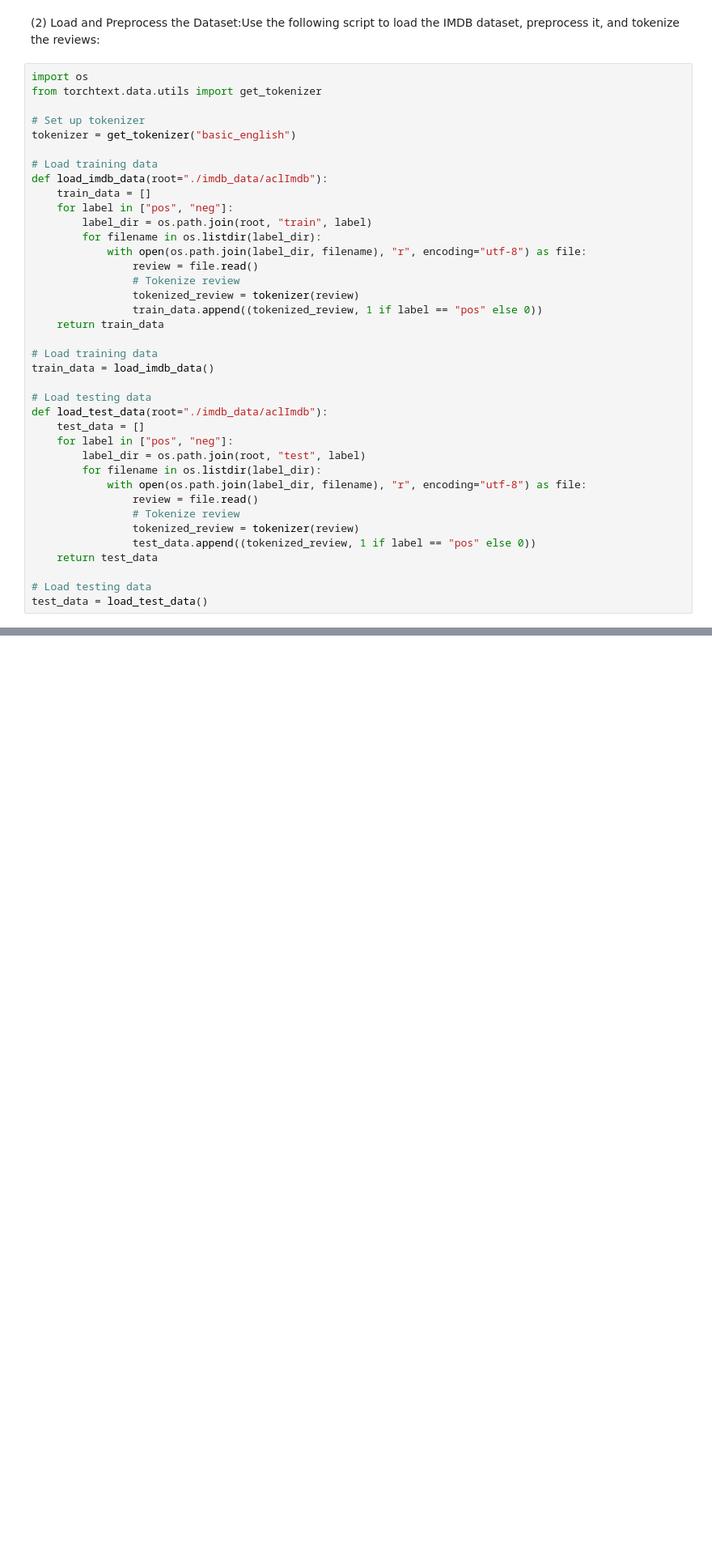
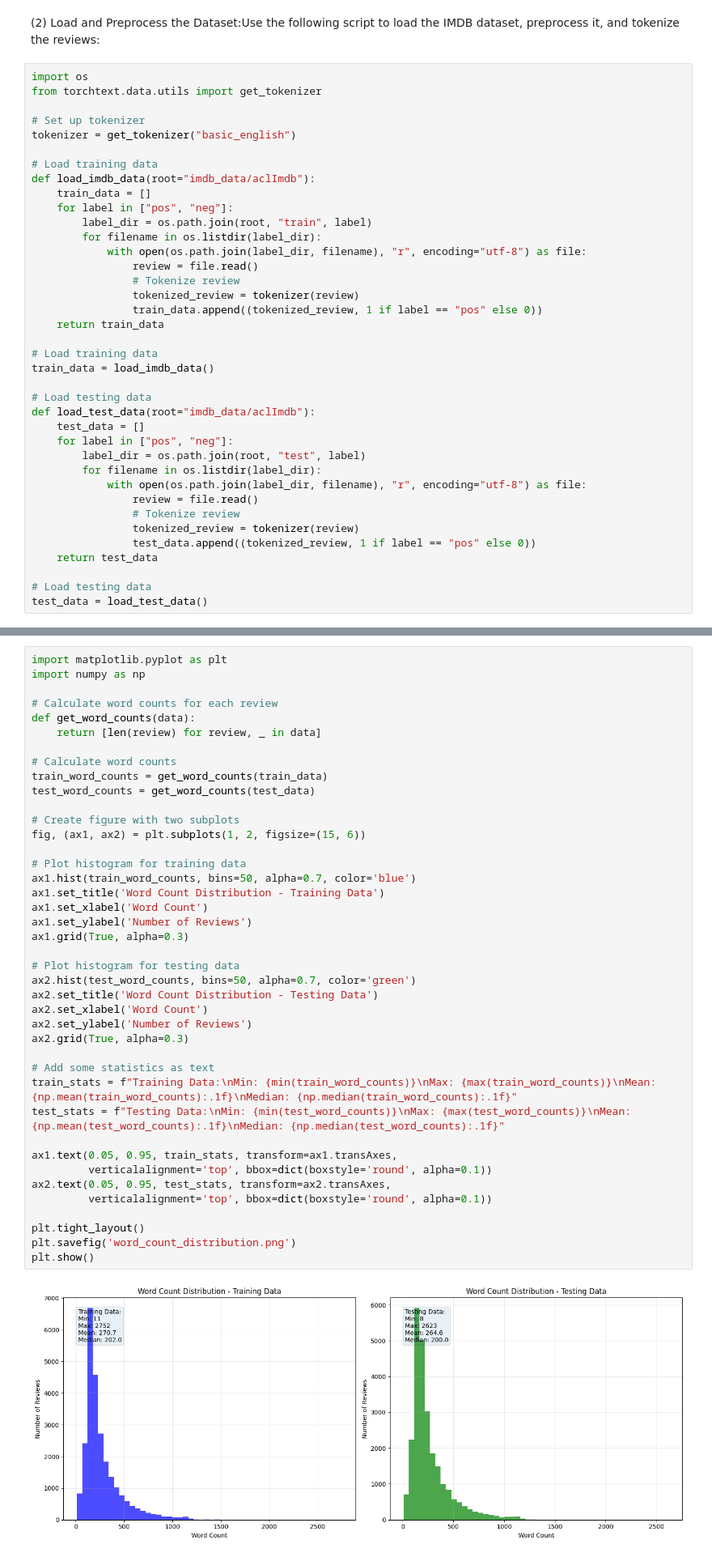
Before and after one commit to nicktbrr/DL, a Jupyter notebook: Hw4/HW_transformers.ipynb, the cells around one changed output, grey strips where cells are left out. Shown at 81% size. Cells and saved outputs as stored; diff of their text form; blank space fills up the shorter version.

```diff
--- a/Hw4/HW_transformers.ipynb
+++ b/Hw4/HW_transformers.ipynb
@@ -44,7 +46,7 @@ from torchtext.data.utils import get_tokenizer
 tokenizer = get_tokenizer("basic_english")
 
 # Load training data
-def load_imdb_data(root="./imdb_data/aclImdb"):
+def load_imdb_data(root="imdb_data/aclImdb"):
     train_data = []
     for label in ["pos", "neg"]:
         label_dir = os.path.join(root, "train", label)
@@ -60,7 +62,7 @@ def load_imdb_data(root="./imdb_data/aclImdb"):
 train_data = load_imdb_data()
 
 # Load testing data
-def load_test_data(root="./imdb_data/aclImdb"):
+def load_test_data(root="imdb_data/aclImdb"):
     test_data = []
     for label in ["pos", "neg"]:
         label_dir = os.path.join(root, "test", label)
@@ -121,0 +124,43 @@ Tokenized Review: ['this', 'movie', 'is', 'like', 'happiness', 'meets', 'lost',
+# %%
+import matplotlib.pyplot as plt
+import numpy as np
+
+# Calculate word counts for each review
+def get_word_counts(data):
+    return [len(review) for review, _ in data]
+
+# Calculate word counts
+train_word_counts = get_word_counts(train_data)
+test_word_counts = get_word_counts(test_data)
+
+# Create figure with two subplots
+fig, (ax1, ax2) = plt.subplots(1, 2, figsize=(15, 6))
+
+# Plot histogram for training data
+ax1.hist(train_word_counts, bins=50, alpha=0.7, color='blue')
+ax1.set_title('Word Count Distribution - Training Data')
+ax1.set_xlabel('Word Count')
+ax1.set_ylabel('Number of Reviews')
+ax1.grid(True, alpha=0.3)
+
+# Plot histogram for testing data
+ax2.hist(test_word_counts, bins=50, alpha=0.7, color='green')
+ax2.set_title('Word Count Distribution - Testing Data')
+ax2.set_xlabel('Word Count')
+ax2.set_ylabel('Number of Reviews')
+ax2.grid(True, alpha=0.3)
+
+# Add some statistics as text
+train_stats = f"Training Data:\nMin: {min(train_word_counts)}\nMax: {max(train_word_counts)}\nMean: {np.mean(train_word_counts):.1f}\nMedian: {np.median(train_word_counts):.1f}"
+test_stats = f"Testing Data:\nMin: {min(test_word_counts)}\nMax: {max(test_word_counts)}\nMean: {np.mean(test_word_counts):.1f}\nMedian: {np.median(test_word_counts):.1f}"
+
+ax1.text(0.05, 0.95, train_stats, transform=ax1.transAxes,
+         verticalalignment='top', bbox=dict(boxstyle='round', alpha=0.1))
+ax2.text(0.05, 0.95, test_stats, transform=ax2.transAxes,
+         verticalalignment='top', bbox=dict(boxstyle='round', alpha=0.1))
+
+plt.tight_layout()
+plt.savefig('word_count_distribution.png')
+plt.show()
+# %% [output]
+[figure, added]
```
Also changed, not shown: parts of 11 cells of this notebook.
